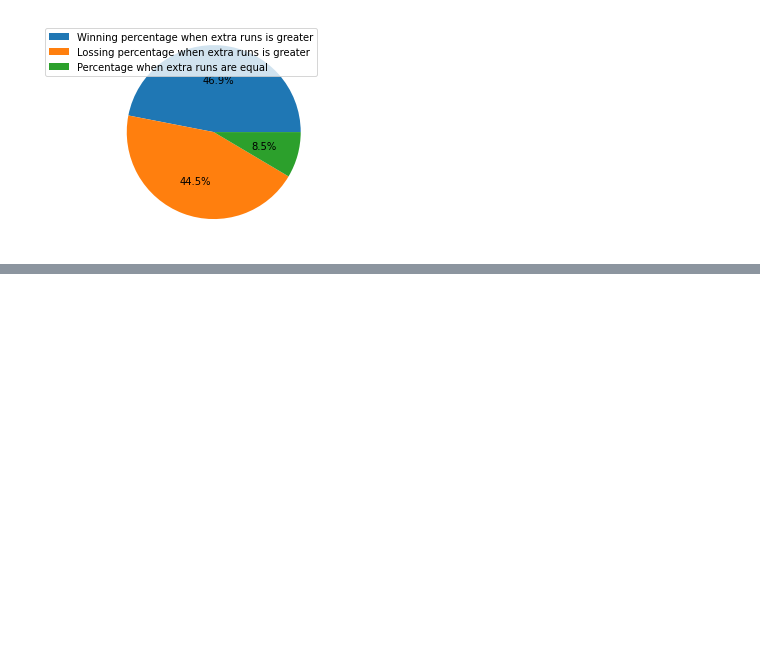
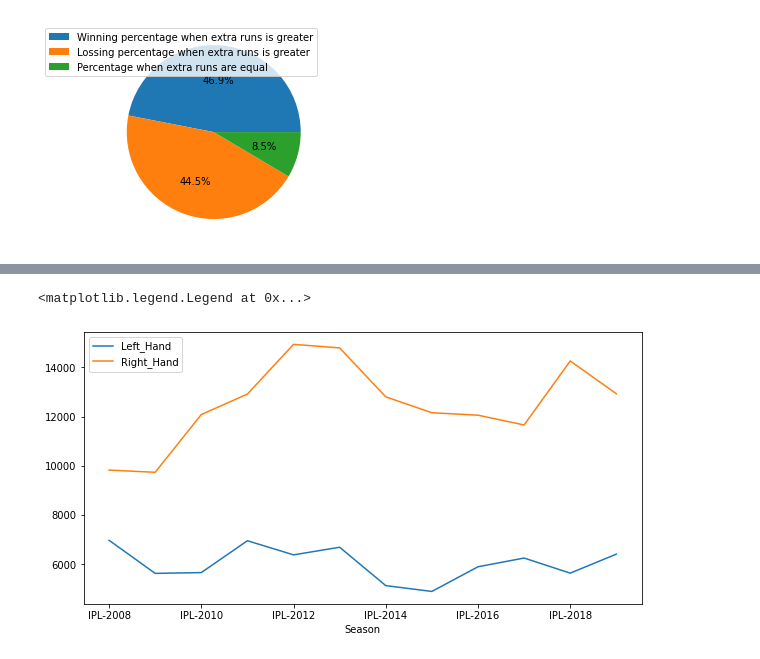
Before and after one commit to satyamgipu/Iplt20analysis, a Jupyter notebook: Copy_of_IPL_T20_Cricket_Analysis_Capstone_Project.ipynb, the cells around one changed output, grey strips where cells are left out. Drawn from its saved outputs; the diff is of its cells as text; code cells hidden in the pictures; blank space fills up the shorter version.

```diff
--- a/Copy_of_IPL_T20_Cricket_Analysis_Capstone_Project.ipynb
+++ b/Copy_of_IPL_T20_Cricket_Analysis_Capstone_Project.ipynb
@@ -236,0 +529,4 @@ plt.legend(["Winning percentage when extra runs is greater","Lossing percentage
+# %%
+print(total_runs_batsman.Batting_Hand.unique())
+total_runs_batsman.loc[total_runs_batsman["Batting_Hand"]=="Right_hand","Batting_Hand"]="Right_Hand"
+total_runs_batsman
@@ -236,0 +547,2 @@ plt.legend(["Winning percentage when extra runs is greater","Lossing percentage
+# %%
+total_runs_batsman=total_runs_batsman.groupby(["Season","Batting_Hand"]).agg({"batsman_runs":"sum"})
@@ -236,0 +570,3 @@ plt.legend(["Winning percentage when extra runs is greater","Lossing percentage
+# %%
+total_runs_batsman.reset_index(inplace=True)
+total_runs_batsman
@@ -236,0 +591,4 @@ plt.legend(["Winning percentage when extra runs is greater","Lossing percentage
+# %%
+df = total_runs_batsman.pivot(index='Season', columns='Batting_Hand', values='batsman_runs')
+df.replace(np.NaN,0,inplace=True)
+df
@@ -236,0 +610,7 @@ plt.legend(["Winning percentage when extra runs is greater","Lossing percentage
+# %%
+
+df.plot(figsize=(10,5))
+plt.legend()
+# %% [output]
+<matplotlib.legend.Legend at 0x...>
+[figure, added]
```
Also changed, not shown: parts of 30 cells of this notebook.
